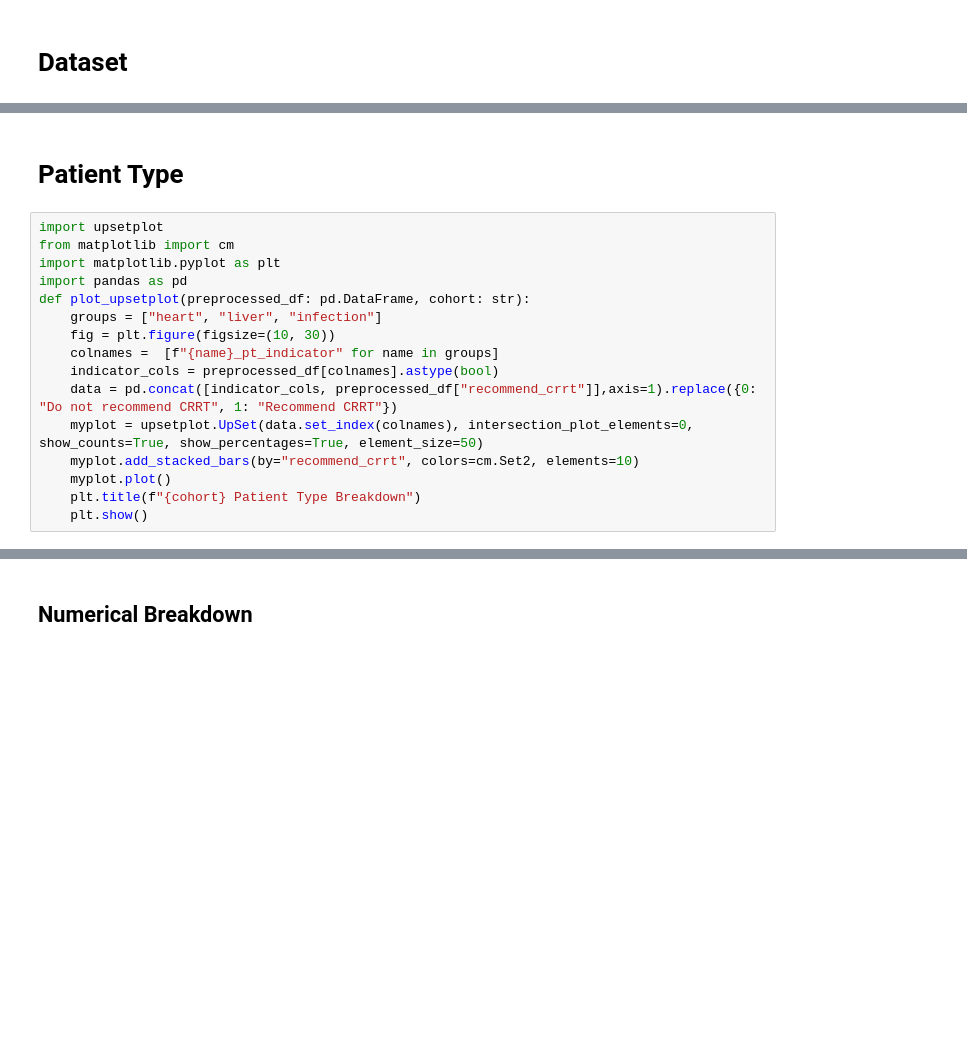
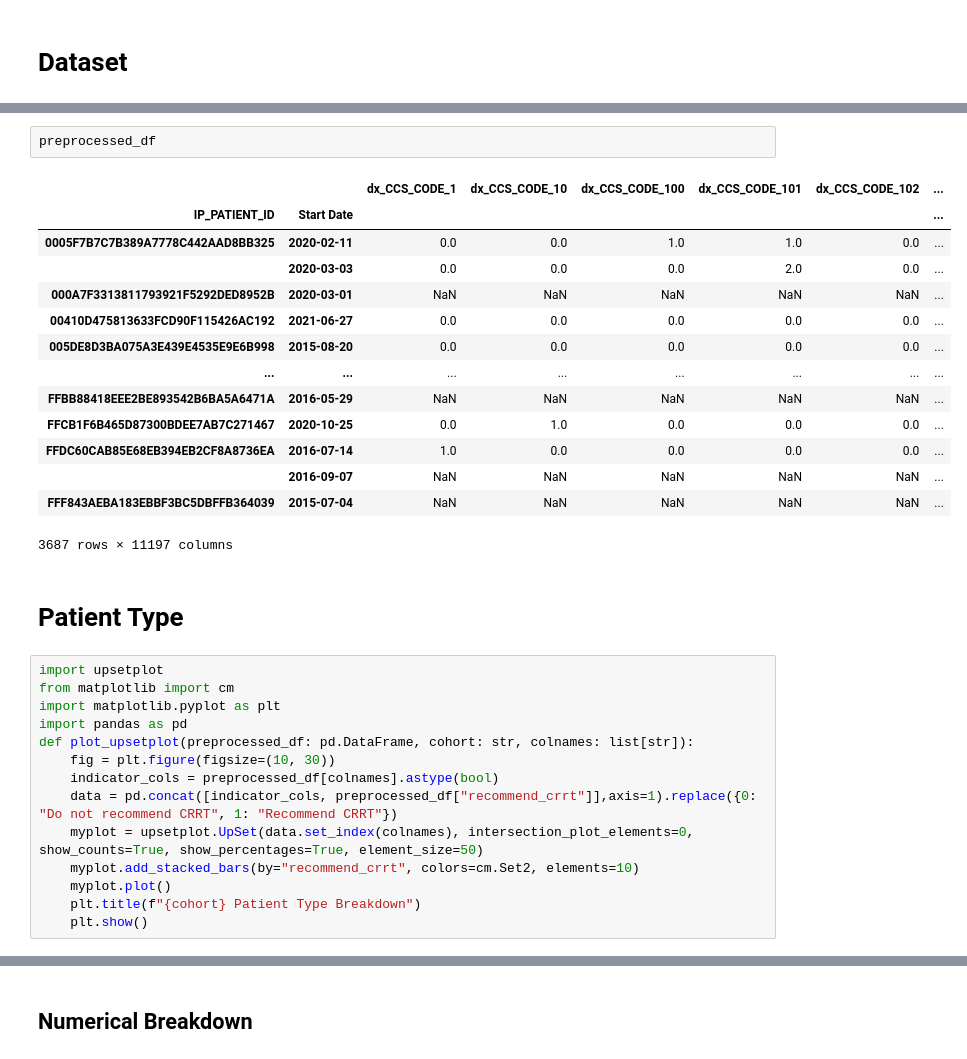
Before and after one commit to uclamii/CRRT, a Jupyter notebook: notebooks/descriptive_report.ipynb, the cells around one changed output, grey strips where cells are left out. Saved outputs shown, nothing was run; the diff lists cells and outputs as text; blank space fills up the shorter version.

```diff
--- a/notebooks/descriptive_report.ipynb
+++ b/notebooks/descriptive_report.ipynb
@@ -68,3 +93,20 @@ mealy | INFO - *****Loading Static Features...*****
+# %%
+preprocessed_df
+# %% [output]
+|  |  | dx_CCS_CODE_1 | dx_CCS_CODE_10 | dx_CCS_CODE_100 | dx_CCS_CODE_101 | dx_CCS_CODE_102 | ... |
+| IP_PATIENT_ID | Start Date |  |  |  |  |  | ... |
+| 0005F7B7C7B389A7778C442AAD8BB325 | 2020-02-11 | 0.0 | 0.0 | 1.0 | 1.0 | 0.0 | ... |
+|  | 2020-03-03 | 0.0 | 0.0 | 0.0 | 2.0 | 0.0 | ... |
+| 000A7F3313811793921F5292DED8952B | 2020-03-01 | NaN | NaN | NaN | NaN | NaN | ... |
+| 00410D475813633FCD90F115426AC192 | 2021-06-27 | 0.0 | 0.0 | 0.0 | 0.0 | 0.0 | ... |
+| 005DE8D3BA075A3E439E4535E9E6B998 | 2015-08-20 | 0.0 | 0.0 | 0.0 | 0.0 | 0.0 | ... |
+| ... | ... | ... | ... | ... | ... | ... | ... |
+| FFBB88418EEE2BE893542B6BA5A6471A | 2016-05-29 | NaN | NaN | NaN | NaN | NaN | ... |
+| FFCB1F6B465D87300BDEE7AB7C271467 | 2020-10-25 | 0.0 | 1.0 | 0.0 | 0.0 | 0.0 | ... |
+| FFDC60CAB85E68EB394EB2CF8A8736EA | 2016-07-14 | 1.0 | 0.0 | 0.0 | 0.0 | 0.0 | ... |
+|  | 2016-09-07 | NaN | NaN | NaN | NaN | NaN | ... |
+| FFF843AEBA183EBBF3BC5DBFFB364039 | 2015-07-04 | NaN | NaN | NaN | NaN | NaN | ... |
+3687 rows × 11197 columns
 # %% [markdown]
 # Patient Type
 # %%
@@ -72,10 +114,8 @@ import upsetplot
 from matplotlib import cm
 import matplotlib.pyplot as plt
 import pandas as pd
-def plot_upsetplot(preprocessed_df: pd.DataFrame, cohort: str):
-    groups = ["heart", "liver", "infection"]
+def plot_upsetplot(preprocessed_df: pd.DataFrame, cohort: str, colnames: list[str]):
     fig = plt.figure(figsize=(10, 30))
-    colnames =  [f"{name}_pt_indicator" for name in groups]
     indicator_cols = preprocessed_df[colnames].astype(bool)
     data = pd.concat([indicator_cols, preprocessed_df["recommend_crrt"]],axis=1).replace({0: "Do not recommend CRRT", 1: "Recommend CRRT"})
     myplot = upsetplot.UpSet(data.set_index(colnames), intersection_plot_elements=0, show_counts=True, show_percentages=True, element_size=50)
```
Also changed, not shown: parts of 6 cells of this notebook, 4 other files.
